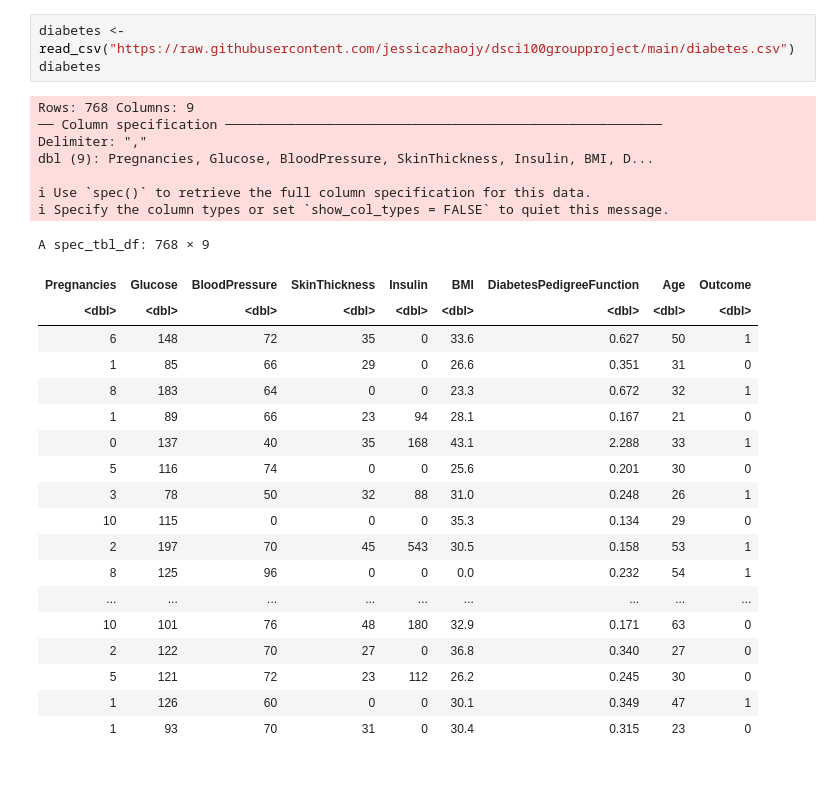
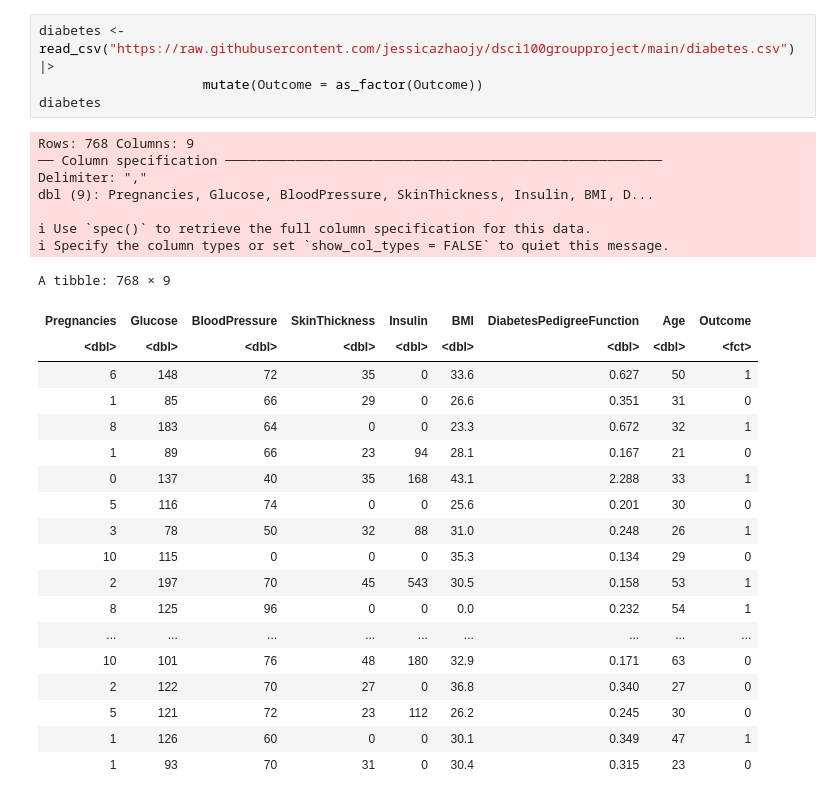
Before and after one commit to aayus-h/Diabetes_Classifier, a Jupyter notebook: group_project.ipynb, the cells around one changed output. Drawn from its saved outputs; the diff is of its cells as text.

```diff
--- a/group_project.ipynb
+++ b/group_project.ipynb
@@ -14,17 +22,18 @@ library(tidyverse)
 # %%
-diabetes <- read_csv("https://raw.githubusercontent.com/jessicazhaojy/dsci100groupproject/main/diabetes.csv")
+diabetes <- read_csv("https://raw.githubusercontent.com/jessicazhaojy/dsci100groupproject/main/diabetes.csv") |>
+                     mutate(Outcome = as_factor(Outcome))
 diabetes
 # %% [output]
 Rows: 768 Columns: 9
 ── Column specification ────────────────────────────────────────────────────────
 Delimiter: ","
 dbl (9): Pregnancies, Glucose, BloodPressure, SkinThickness, Insulin, BMI, D...
 
 ℹ Use `spec()` to retrieve the full column specification for this data.
 ℹ Specify the column types or set `show_col_types = FALSE` to quiet this message.
-A spec_tbl_df: 768 × 9
+A tibble: 768 × 9
 | Pregnancies | Glucose | BloodPressure | SkinThickness | Insulin | BMI | DiabetesPedigreeFunction | Age | Outcome |
-| <dbl> | <dbl> | <dbl> | <dbl> | <dbl> | <dbl> | <dbl> | <dbl> | <dbl> |
+| <dbl> | <dbl> | <dbl> | <dbl> | <dbl> | <dbl> | <dbl> | <dbl> | <fct> |
 | 6 | 148 | 72 | 35 | 0 | 33.6 | 0.627 | 50 | 1 |
 | 1 | 85 | 66 | 29 | 0 | 26.6 | 0.351 | 31 | 0 |
 | 8 | 183 | 64 | 0 | 0 | 23.3 | 0.672 | 32 | 1 |
```
Also changed, not shown: parts of 4 cells of this notebook.
